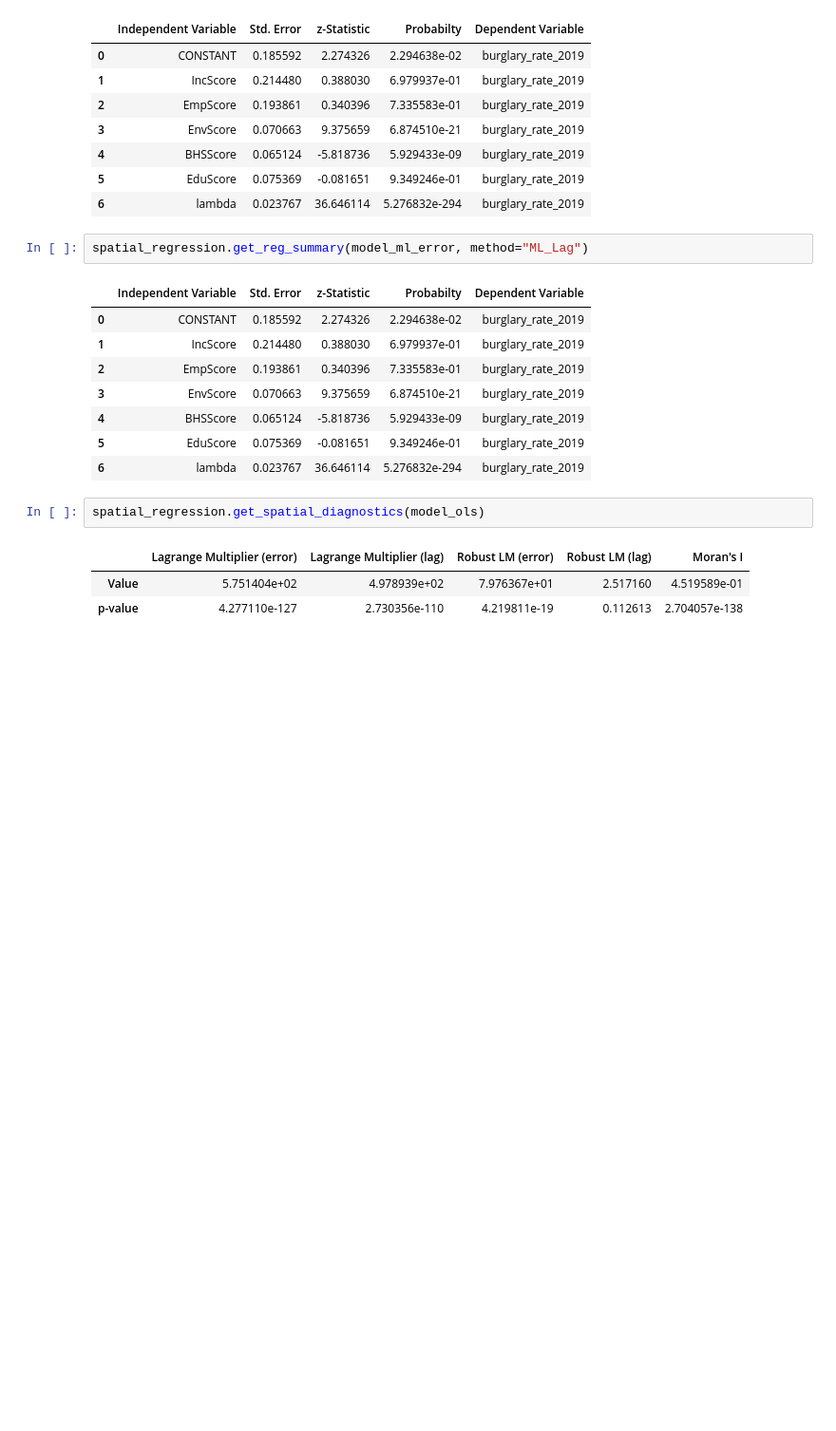
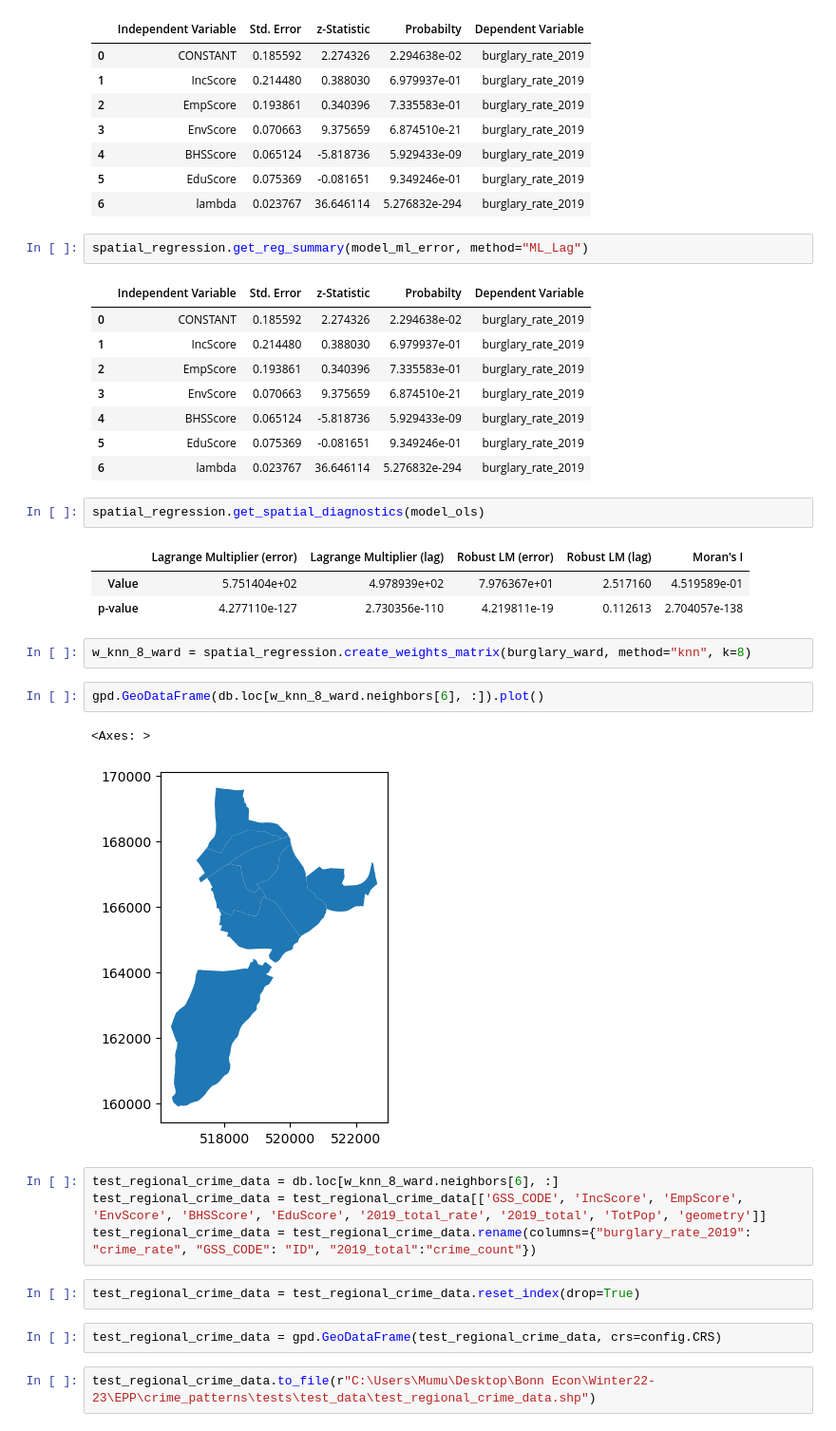
Before and after one commit to mushtary-mumu/crime_patterns, a Jupyter notebook: src/notebooks/spatial_regression.ipynb, the cells around one changed output. Shown at 95% size. Cells and saved outputs as stored; diff of their text form; blank space fills up the shorter version.

Commit message:
added plotting tasks for all analysis

```diff
--- a/src/notebooks/spatial_regression.ipynb
+++ b/src/notebooks/spatial_regression.ipynb
@@ -279,3 +295,20 @@ spatial_regression.get_spatial_diagnostics(model_ols)
 |  | Lagrange Multiplier (error) | Lagrange Multiplier (lag) | Robust LM (error) | Robust LM (lag) | Moran's I |
 | Value | 5.751404e+02 | 4.978939e+02 | 7.976367e+01 | 2.517160 | 4.519589e-01 |
 | p-value | 4.277110e-127 | 2.730356e-110 | 4.219811e-19 | 0.112613 | 2.704057e-138 |
+# %%
+w_knn_8_ward = spatial_regression.create_weights_matrix(burglary_ward, method="knn", k=8)
+# %%
+gpd.GeoDataFrame(db.loc[w_knn_8_ward.neighbors[6], :]).plot()
+# %% [output]
+<Axes: >
+[figure, added]
+# %%
+test_regional_crime_data = db.loc[w_knn_8_ward.neighbors[6], :]
+test_regional_crime_data = test_regional_crime_data[['GSS_CODE', 'IncScore', 'EmpScore', 'EnvScore', 'BHSScore', 'EduScore', '2019_total_rate', '2019_total', 'TotPop', 'geometry']]
+test_regional_crime_data = test_regional_crime_data.rename(columns={"burglary_rate_2019": "crime_rate", "GSS_CODE": "ID", "2019_total":"crime_count"})
+# %%
+test_regional_crime_data = test_regional_crime_data.reset_index(drop=True)
+# %%
+test_regional_crime_data = gpd.GeoDataFrame(test_regional_crime_data, crs=config.CRS)
+# %%
+test_regional_crime_data.to_file(r"C:\Users\Mumu\Desktop\Bonn Econ\Winter22-23\EPP\crime_patterns\tests\test_data\test_regional_crime_data.shp")
```
Also changed, not shown: parts of 6 cells of this notebook, 7 other files.
